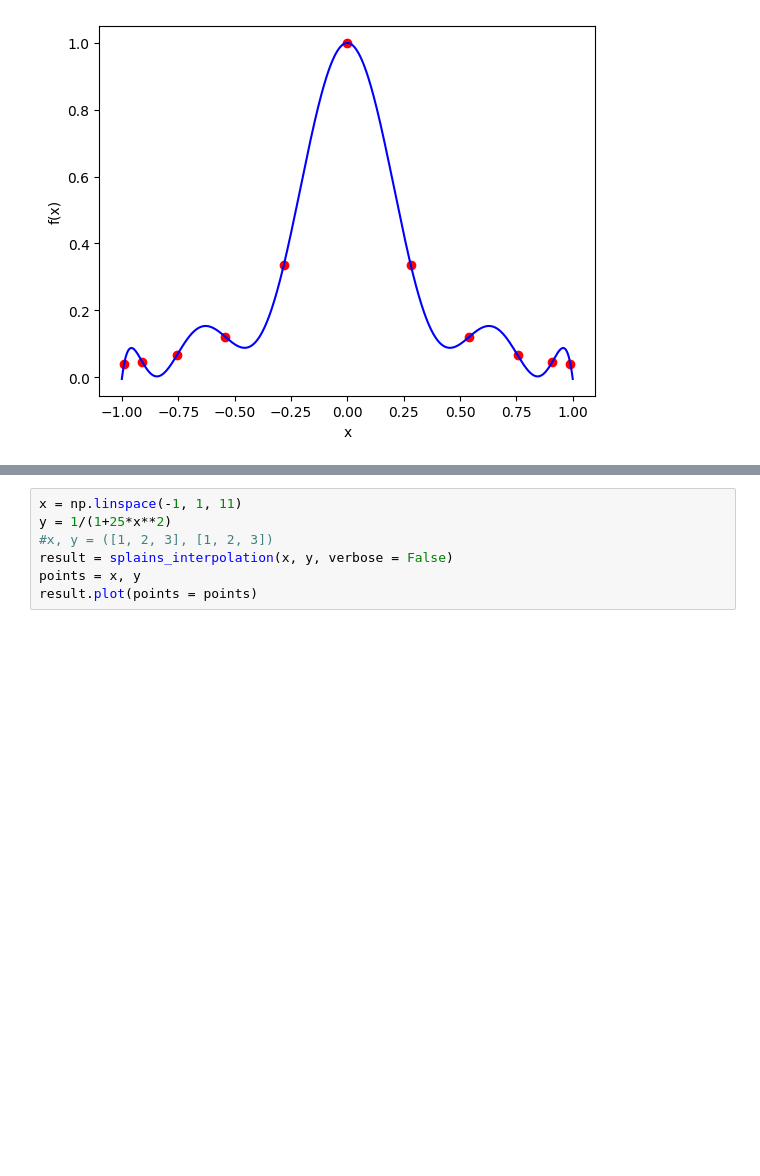
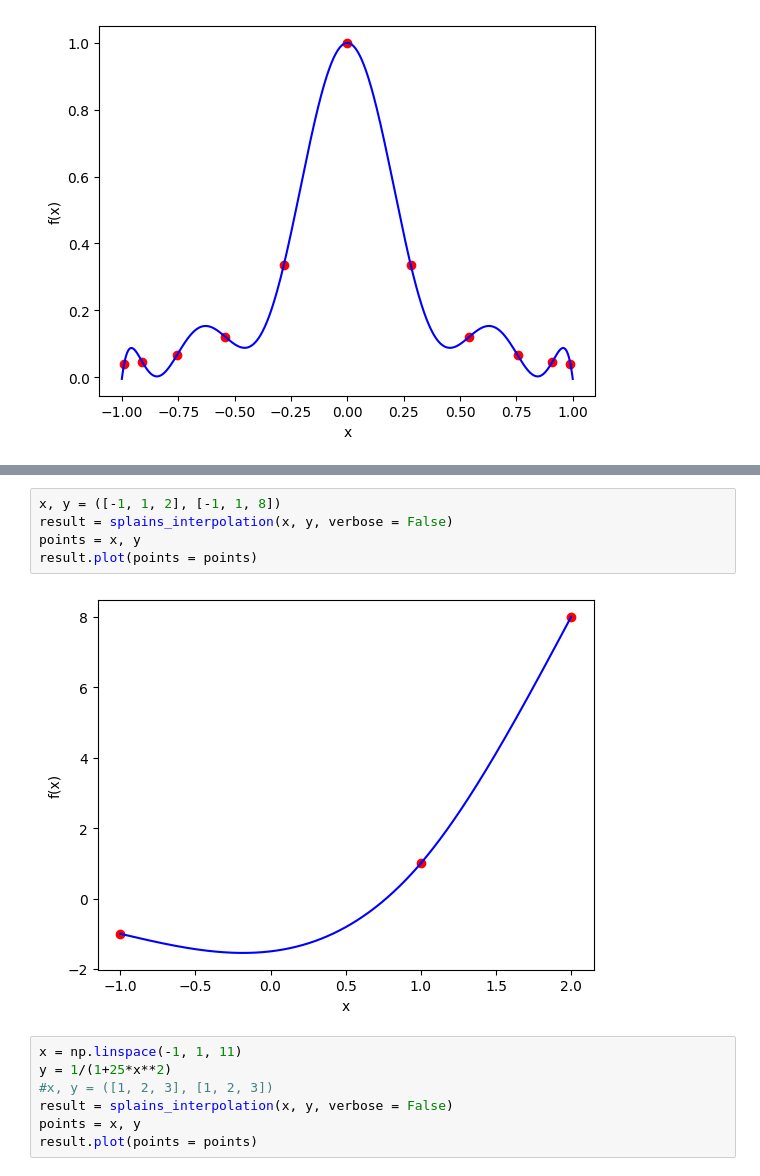
Before and after one commit to zdzichumis/Numeryczna-Algebra-Liniowa, a Jupyter notebook: Interpolacja.ipynb, the cells around one changed output, grey strips where cells are left out. Drawn from its saved outputs; the diff is of its cells as text; blank space fills up the shorter version.

```diff
--- a/Interpolacja.ipynb
+++ b/Interpolacja.ipynb
@@ -283,3 +68,10 @@ def splains_interpolation(x, y, verbose = False):
+# %%
+x, y = ([-1, 1, 2], [-1, 1, 8])
+result = splains_interpolation(x, y, verbose = False)
+points = x, y
+result.plot(points = points)
+# %% [output]
+[figure, added]
 # %%
 x = np.linspace(-1, 1, 11)
 y = 1/(1+25*x**2)
```
Also changed, not shown: parts of 8 cells of this notebook.
